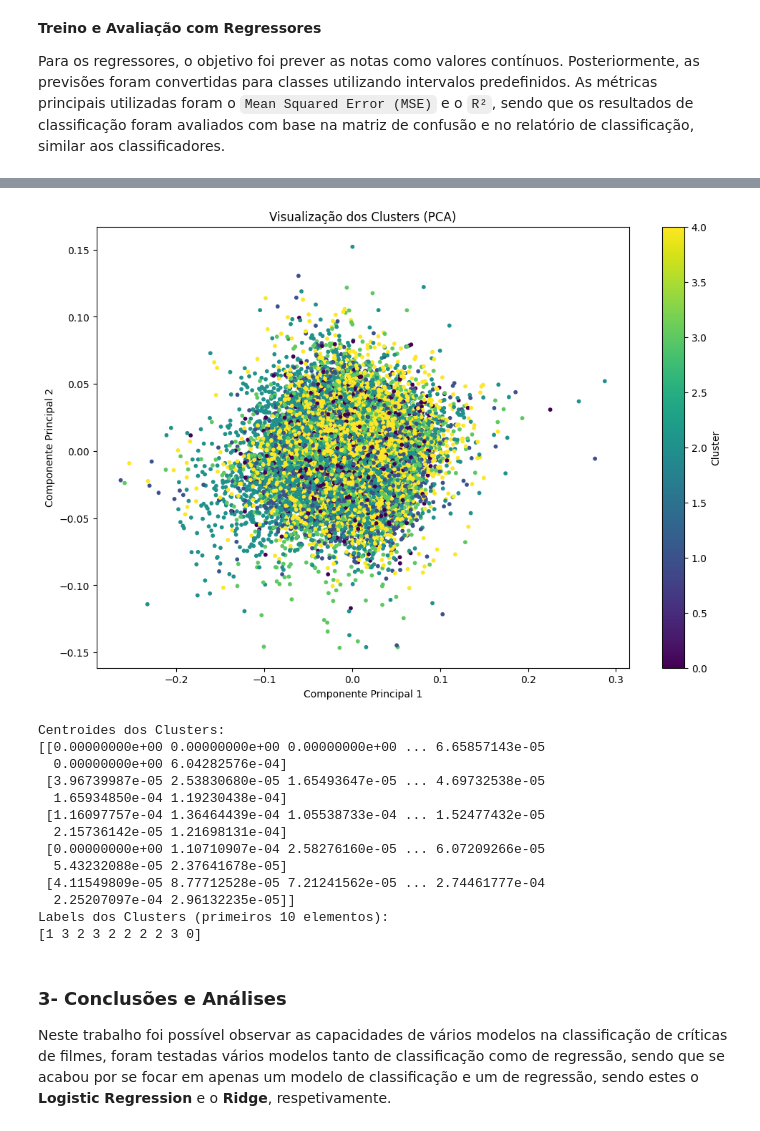
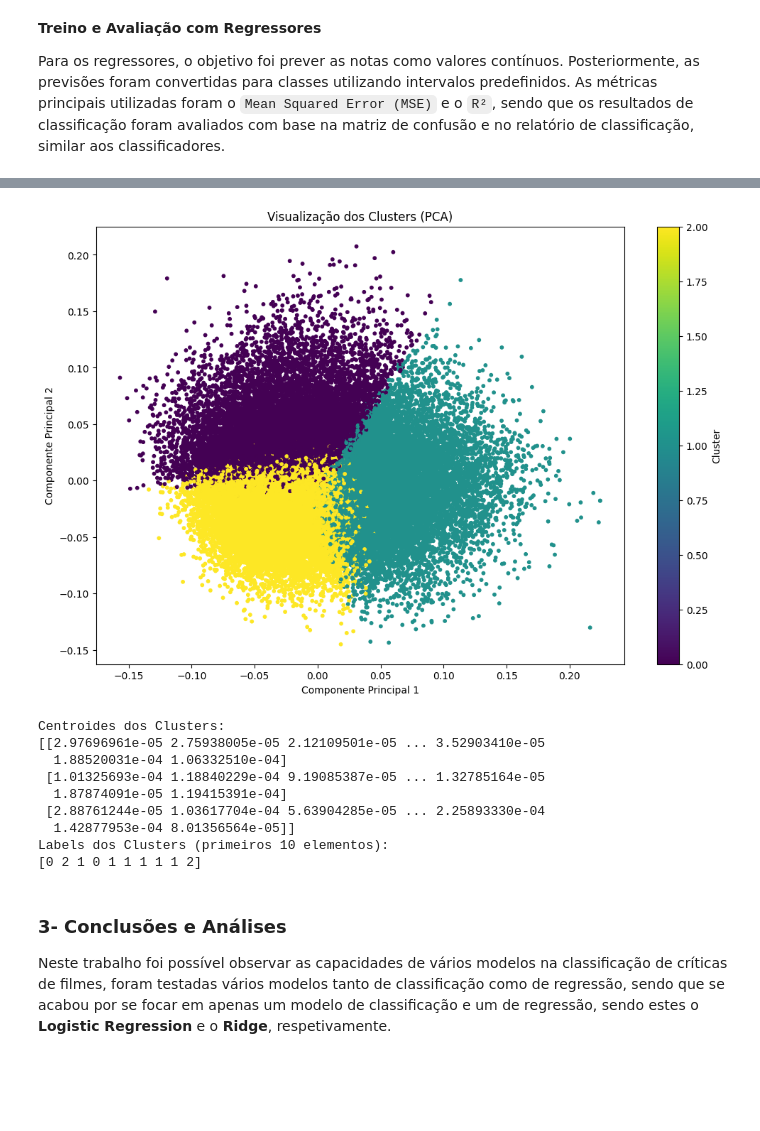
Before and after one commit to tomasmatos6/AA, a Jupyter notebook: Trabs/Trab2/trab2.ipynb, the cells around one changed output, grey strips where cells are left out. Drawn from its saved outputs; the diff is of its cells as text; code cells hidden in the pictures; blank space fills up the shorter version.

Commit message:
Almost finished, more cluster tests needed

```diff
--- a/Trabs/Trab2/trab2.ipynb
+++ b/Trabs/Trab2/trab2.ipynb
@@ -511,20 +511,28 @@ Os clusters foram visualizados através de uma redução de dimensionalidade com
 inertia = []
 silhouette_scores = []
 range_clusters = range(2, 10)
+pca = PCA(n_components=2, random_state=42)
+X_tfidf_reduced = pca.fit_transform(X_tfidf.toarray())
 
 for k in range_clusters:
-    kmeans = KMeans(n_clusters=k, random_state=42, n_init=10)
-    kmeans.fit(X_tfidf)
+    kmeans = KMeans(n_clusters=k, random_state=42, n_init=50)
+    kmeans.fit(X_tfidf_reduced)
     inertia.append(kmeans.inertia_)  # Soma das distâncias quadráticas
-    silhouette_scores.append(silhouette_score(X_tfidf, kmeans.labels_))
+    silhouette_scores.append(silhouette_score(X_tfidf_reduced, kmeans.labels_))
 
-# Plotando o Elbow Method
 plt.figure(figsize=(12, 6))
-plt.plot(range_clusters, inertia, marker='o', label='Inertia')
-plt.plot(range_clusters, silhouette_scores, marker='x', label='Silhouette Score')
-plt.title("Elbow Method e Silhouette Score")
+plt.plot(range_clusters, inertia, marker='o', color="blue", label="Inércia")
+plt.title("Elbow Method - Inércia")
 plt.xlabel("Número de Clusters")
-plt.ylabel("Inertia / Silhouette Score")
+plt.ylabel("Inércia")
 plt.legend()
 plt.show()
+
+plt.figure(figsize=(12, 6))
+plt.plot(range_clusters, silhouette_scores, marker='x', color="orange", label="Silhouette Score")
+plt.title("Silhouette Score por Número de Clusters")
+plt.xlabel("Número de Clusters")
+plt.ylabel("Silhouette Score")
+plt.legend()
+plt.show()
 # %% [output]
@@ -532,39 +541,34 @@ plt.show()
 # %%
-# Escolhendo o número de clusters (Exemplo com 5 clusters)
-kmeans = KMeans(n_clusters=5, random_state=42, n_init=10)
+kmeans = KMeans(n_clusters=3, random_state=42, n_init=50)
 kmeans.fit(X_tfidf)
 
 # Redução de dimensionalidade para visualização (com PCA)
-pca = PCA(n_components=2)
+pca = PCA(n_components=2, random_state=42)
 X_reduced = pca.fit_transform(X_tfidf.toarray())
 
 # Plot dos Clusters
 plt.figure(figsize=(12, 8))
 plt.scatter(X_reduced[:, 0], X_reduced[:, 1], c=kmeans.labels_, cmap='viridis', s=10)
 plt.title("Visualização dos Clusters (PCA)")
 plt.xlabel("Componente Principal 1")
 plt.ylabel("Componente Principal 2")
 plt.colorbar(label="Cluster")
 plt.show()
 
 # Analisando os Clusters
 print(f"Centroides dos Clusters:\n{kmeans.cluster_centers_}")
 print(f"Labels dos Clusters (primeiros 10 elementos):\n{kmeans.labels_[:10]}")
 # %% [output]
-[figure, old version]
+[figure, new version]
 Centroides dos Clusters:
-[[0.00000000e+00 0.00000000e+00 0.00000000e+00 ... 6.65857143e-05
-  0.00000000e+00 6.04282576e-04]
- [3.96739987e-05 2.53830680e-05 1.65493647e-05 ... 4.69732538e-05
-  1.65934850e-04 1.19230438e-04]
- [1.16097757e-04 1.36464439e-04 1.05538733e-04 ... 1.52477432e-05
-  2.15736142e-05 1.21698131e-04]
- [0.00000000e+00 1.10710907e-04 2.58276160e-05 ... 6.07209266e-05
-  5.43232088e-05 2.37641678e-05]
- [4.11549809e-05 8.77712528e-05 7.21241562e-05 ... 2.74461777e-04
-  2.25207097e-04 2.96132235e-05]]
+[[2.97696961e-05 2.75938005e-05 2.12109501e-05 ... 3.52903410e-05
+  1.88520031e-04 1.06332510e-04]
+ [1.01325693e-04 1.18840229e-04 9.19085387e-05 ... 1.32785164e-05
+  1.87874091e-05 1.19415391e-04]
+ [2.88761244e-05 1.03617704e-04 5.63904285e-05 ... 2.25893330e-04
+  1.42877953e-04 8.01356564e-05]]
 Labels dos Clusters (primeiros 10 elementos):
-[1 3 2 3 2 2 2 2 3 0]
+[0 2 1 0 1 1 1 1 1 2]
 # %% [markdown]
 ### **3- Conclusões e Análises**
 Neste trabalho foi possível observar as capacidades de vários modelos na classificação de críticas de filmes, foram testadas vários modelos tanto de classificação como de regressão, sendo que se acabou por se focar em apenas um modelo de classificação e um de regressão, sendo estes o **Logistic Regression** e o **Ridge**, respetivamente.
```
Also changed, not shown: parts of 14 cells of this notebook.
